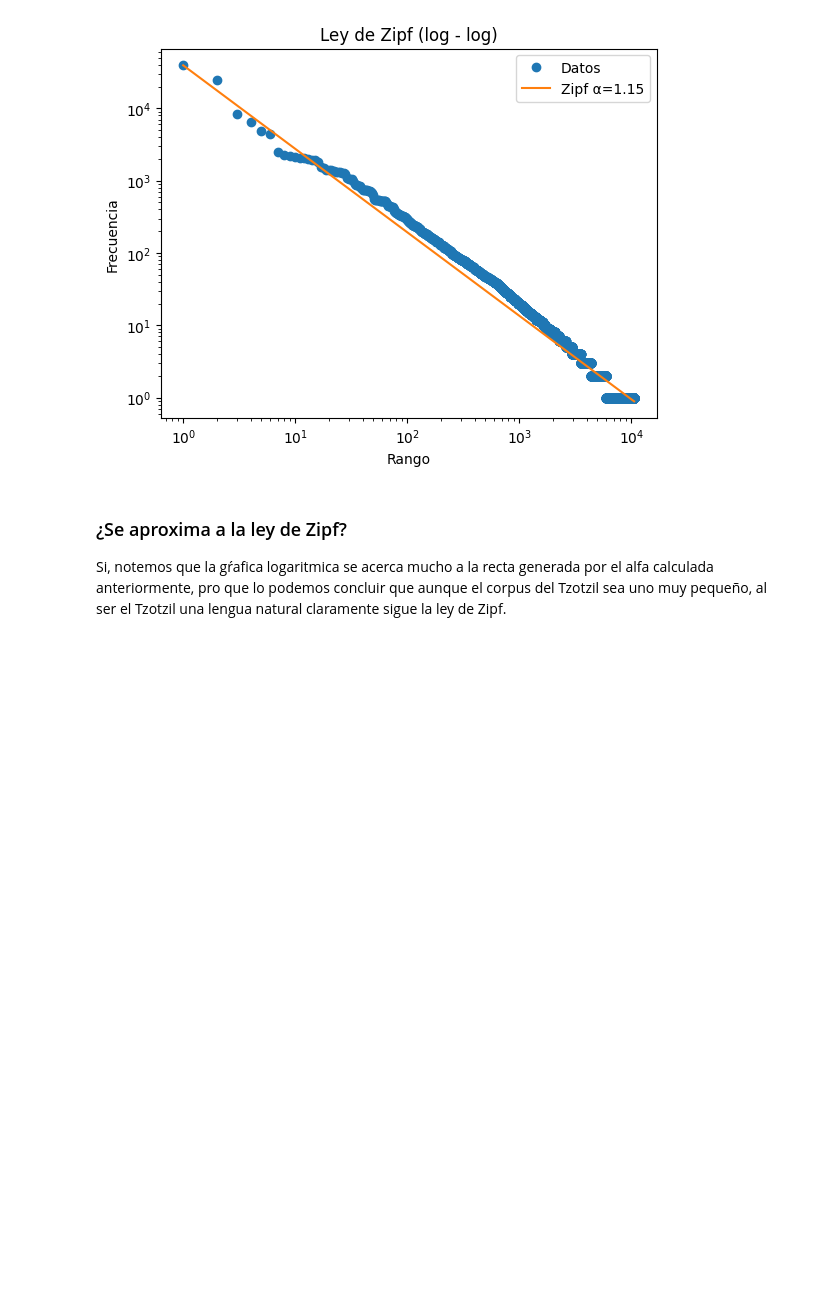
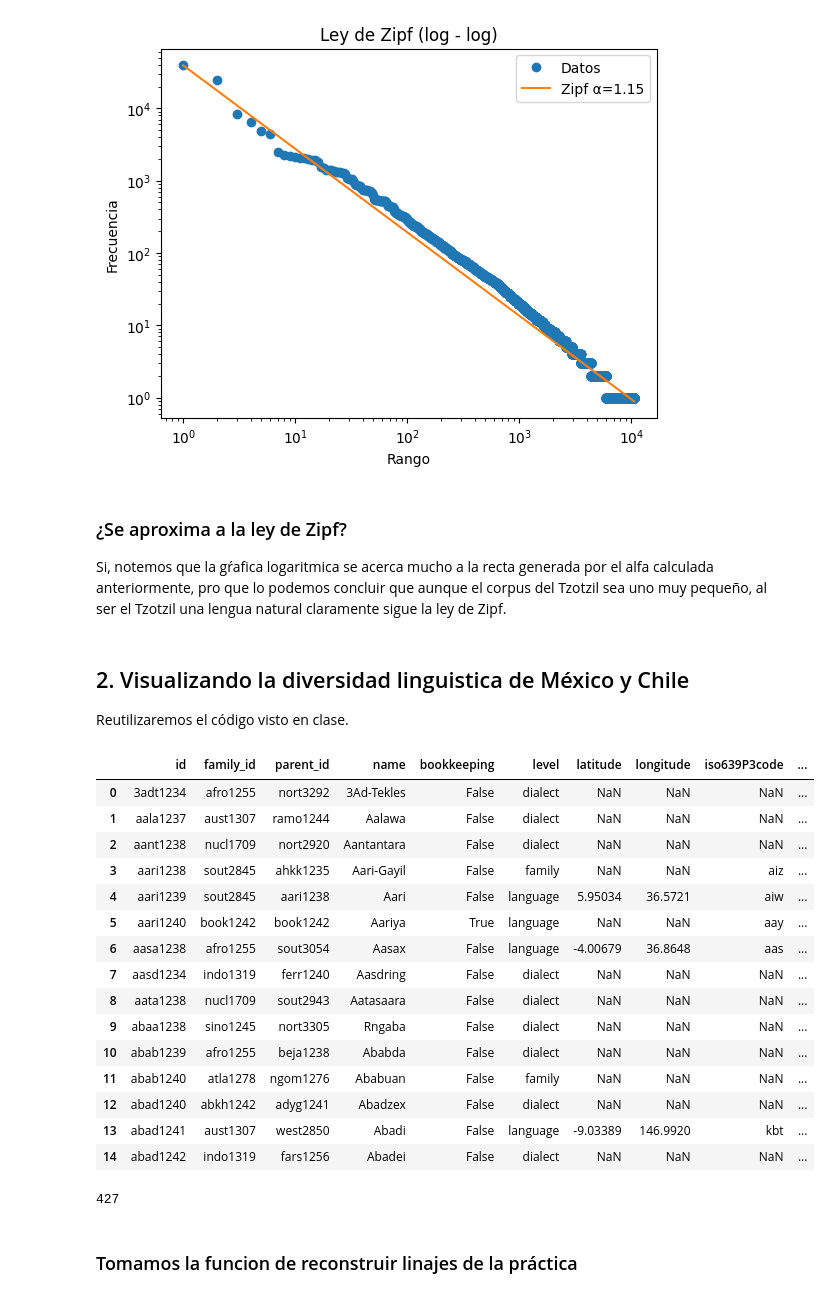
Before and after one commit to Luisin-mdz/cl-2026-2-lab, a Jupyter notebook: practicas/Luisin-mdz/P2/P2.ipynb, the cells around one changed output. Cells and saved outputs as stored; diff of their text form; code cells hidden in the pictures; blank space fills up the shorter version.

```diff
--- a/practicas/Luisin-mdz/P2/P2.ipynb
+++ b/practicas/Luisin-mdz/P2/P2.ipynb
@@ -219,0 +219,3 @@ Si, notemos que la gŕafica logaritmica se acerca mucho a la recta generada por
+# %% [markdown]
+## 2. Visualizando la diversidad linguistica de México y Chile
+Reutilizaremos el código visto en clase.
@@ -219,0 +229,20 @@ Si, notemos que la gŕafica logaritmica se acerca mucho a la recta generada por
+# %%
+languages.head(15)
+languoids.head(15)
+# %% [output]
+|  | id | family_id | parent_id | name | bookkeeping | level | latitude | longitude | iso639P3code | ... |
+| 0 | 3adt1234 | afro1255 | nort3292 | 3Ad-Tekles | False | dialect | NaN | NaN | NaN | ... |
+| 1 | aala1237 | aust1307 | ramo1244 | Aalawa | False | dialect | NaN | NaN | NaN | ... |
+| 2 | aant1238 | nucl1709 | nort2920 | Aantantara | False | dialect | NaN | NaN | NaN | ... |
+| 3 | aari1238 | sout2845 | ahkk1235 | Aari-Gayil | False | family | NaN | NaN | aiz | ... |
+| 4 | aari1239 | sout2845 | aari1238 | Aari | False | language | 5.95034 | 36.5721 | aiw | ... |
+| 5 | aari1240 | book1242 | book1242 | Aariya | True | language | NaN | NaN | aay | ... |
+| 6 | aasa1238 | afro1255 | sout3054 | Aasax | False | language | -4.00679 | 36.8648 | aas | ... |
+| 7 | aasd1234 | indo1319 | ferr1240 | Aasdring | False | dialect | NaN | NaN | NaN | ... |
+| 8 | aata1238 | nucl1709 | sout2943 | Aatasaara | False | dialect | NaN | NaN | NaN | ... |
+| 9 | abaa1238 | sino1245 | nort3305 | Rngaba | False | dialect | NaN | NaN | NaN | ... |
+| 10 | abab1239 | afro1255 | beja1238 | Ababda | False | dialect | NaN | NaN | NaN | ... |
+| 11 | abab1240 | atla1278 | ngom1276 | Ababuan | False | family | NaN | NaN | NaN | ... |
+| 12 | abad1240 | abkh1242 | adyg1241 | Abadzex | False | dialect | NaN | NaN | NaN | ... |
+| 13 | abad1241 | aust1307 | west2850 | Abadi | False | language | -9.03389 | 146.9920 | kbt | ... |
+| 14 | abad1242 | indo1319 | fars1256 | Abadei | False | dialect | NaN | NaN | NaN | ... |
@@ -219,0 +261,6 @@ Si, notemos que la gŕafica logaritmica se acerca mucho a la recta generada por
+# %%
+len(mexico_languages)
+# %% [output]
+427
+# %% [markdown]
+### Tomamos la funcion de reconstruir linajes de la práctica
```
Also changed, not shown: parts of 27 cells of this notebook, 3 other files.
